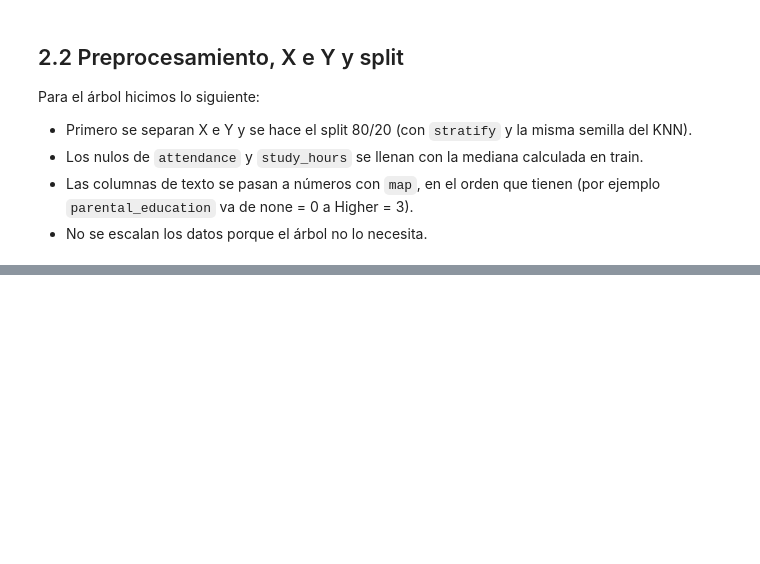
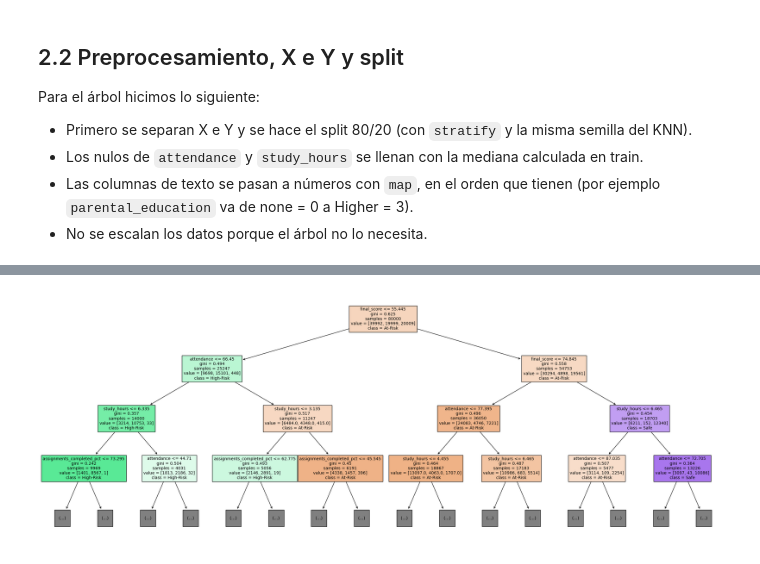
Before and after one commit to alex72hD/KNNTaller, a Jupyter notebook: KNN.ipynb, the cells around one changed output, grey strips where cells are left out. Saved outputs shown, nothing was run; the diff lists cells and outputs as text; code cells hidden in the pictures; blank space fills up the shorter version.

```diff
--- a/KNN.ipynb
+++ b/KNN.ipynb
@@ -426,0 +431,19 @@ Name: count, dtype: int64
+# %%
+from sklearn.tree import DecisionTreeClassifier, plot_tree
+
+X_tr_tree, X_val_tree, y_tr_tree, y_val_tree = train_test_split(
+    X_train_tree, y_train_tree, test_size=0.20, random_state=42, stratify=y_train_tree
+)
+
+resultados_depth = {}
+for d in [2, 4, 6, 8, 10, 12, 14, 16, None]:
+    arbol = DecisionTreeClassifier(max_depth=d, random_state=42)
+    arbol.fit(X_tr_tree, y_tr_tree)
+    resultados_depth[d] = round(arbol.score(X_val_tree, y_val_tree), 4)
+    print("max_depth =", d, "-> accuracy en validación:", resultados_depth[d])
+
+mejor_depth = max(resultados_depth, key=resultados_depth.get)
+print("Mejor max_depth:", mejor_depth)
+
+tree_model = DecisionTreeClassifier(max_depth=mejor_depth, random_state=42)
+tree_model.fit(X_train_tree, y_train_tree)
@@ -426,0 +462,6 @@ Name: count, dtype: int64
+# %%
+plt.figure(figsize=(30, 11))
+plot_tree(tree_model, feature_names=feature_names, class_names=list(tree_model.classes_), filled=True, max_depth=3, fontsize=10)
+plt.show()
+# %% [output]
+[figure, added]
```
Also changed, not shown: parts of 6 cells of this notebook.
